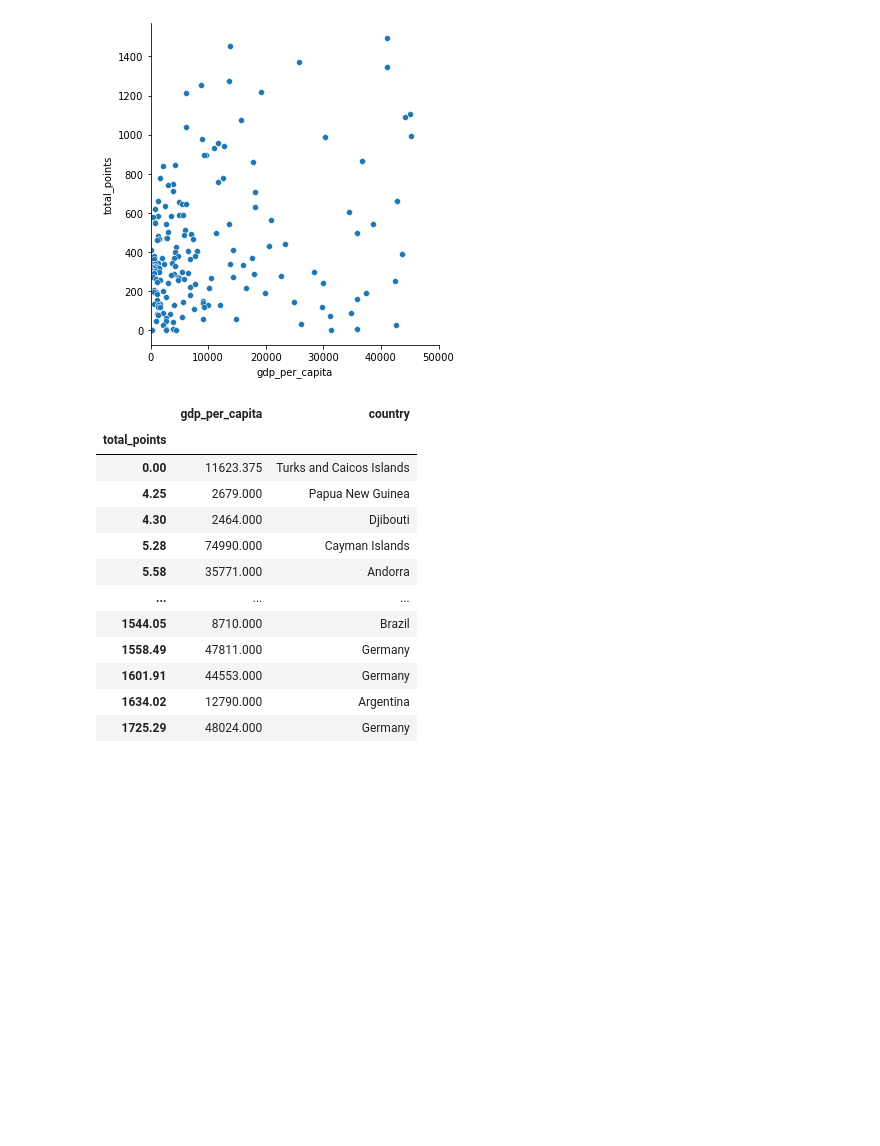
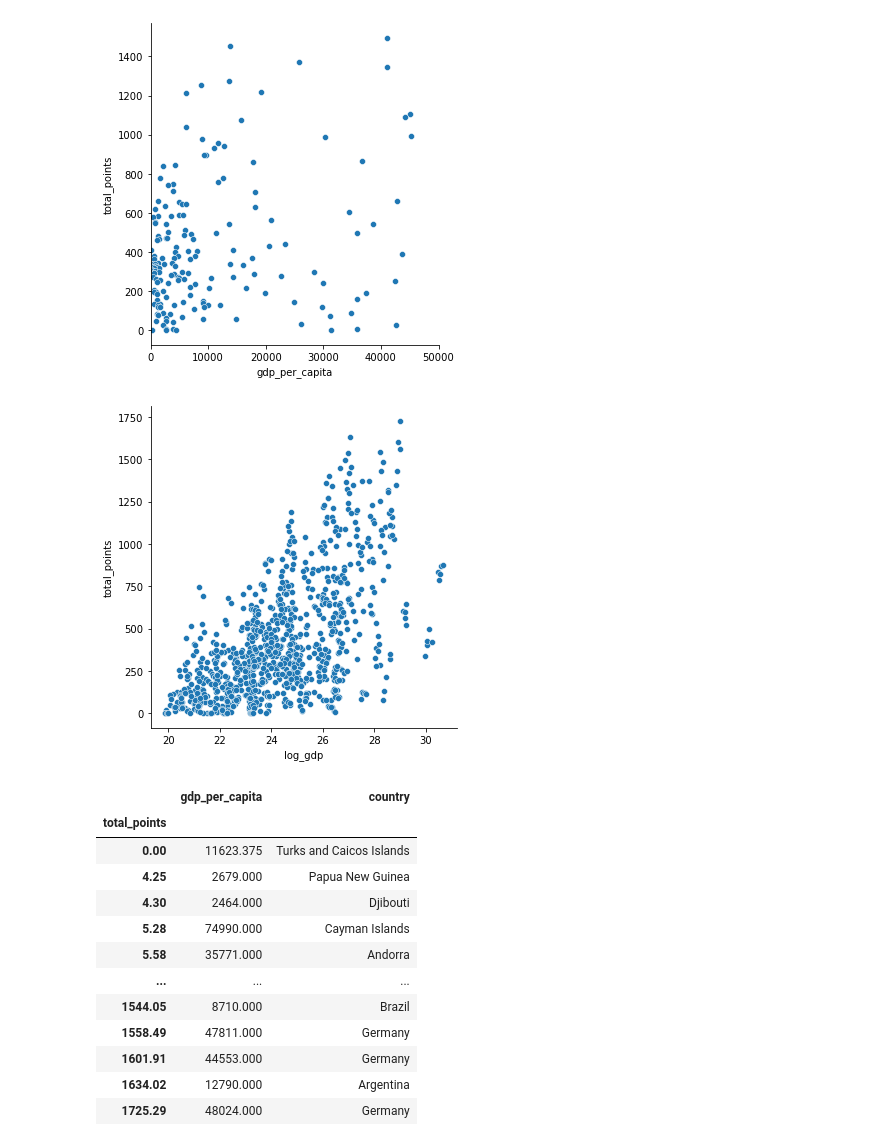
Before and after one commit to silva-nick/cs216-final, a Jupyter notebook: ranking_gdp.ipynb, the cells around one changed output. Saved outputs shown, nothing was run; the diff lists cells and outputs as text; code cells hidden in the pictures; blank space fills up the shorter version.

Commit message:
added the merged csv

```diff
--- a/ranking_gdp.ipynb
+++ b/ranking_gdp.ipynb
@@ -224,7 +227,7 @@ print(sorted(l))
 # %%
 # print(sorted(first))
 # %%
-gdp_per_capita.country.replace({"St. Kitts And Nevis": "St Kitts and Nevis",
+rpl_dic = {"St. Kitts And Nevis": "St Kitts and Nevis",
                                 "Turks And Caicos Islands":"Turks and Caicos Islands",
                                 "St. Lucia": "St Lucia",
                                 "Trinidad And Tobago" : "Trinidad and Tobago",
@@ -246,7 +249,10 @@ gdp_per_capita.country.replace({"St. Kitts And Nevis": "St Kitts and Nevis",
                                 'Lao PDR': 'Laos',
                                 'United States': 'USA',
                                 'UAE': 'United Arab Emirates'
-                                },inplace=True)
+}
+# %%
+gdp_per_capita.country.replace(rpl_dic,inplace=True)
+gdp_val.country.replace(rpl_dic,inplace=True)
 # %%
 ranking.shape, gdp_per_capita.shape
 # %% [output]
@@ -266,6 +272,7 @@ gdp_per_capita.head()
 | 4 | Isle Of Man | 2018 | $89,113 |
 # %%
 merged = pd.merge(ranking,gdp_per_capita, how="left",left_on=["country_full","year"], right_on=["country","year"])
+merged  = pd.merge(merged,gdp_val,how="left",left_on=["country_full","year"], right_on=["country","year"] )
 merged.drop(columns=["country_full"],inplace=True)
 merged.dropna(inplace=True)
 # %%
@@ -280,6 +287,7 @@ merged.head()
 # %%
 # convert dollar currency to float
 merged.gdp_per_capita=merged.gdp_per_capita.replace('[\$,]', '', regex=True).astype(float)
+merged.gdp_val=merged.gdp_val.replace('[\$,]', '', regex=True).astype(float)
 # %%
 merged.head(20)
 # %% [output]
@@ -326,6 +334,10 @@ g.set(xlim=(0, 50000))
 # %% [output]
 <seaborn.axisgrid.FacetGrid at 0x...>
 [figure]
+# %%
+merged["log_gdp"] = np.log(merged.gdp_val)
+# %% [output]
+[figure, added]
 # %%
 on_total= merged.groupby(["total_points"]).agg({"gdp_per_capita":"mean","country":"max"})
 # sns.relplot("Rank","total_points",data=on_total)
```
Also changed, not shown: parts of 2 cells of this notebook, 1 other file.
